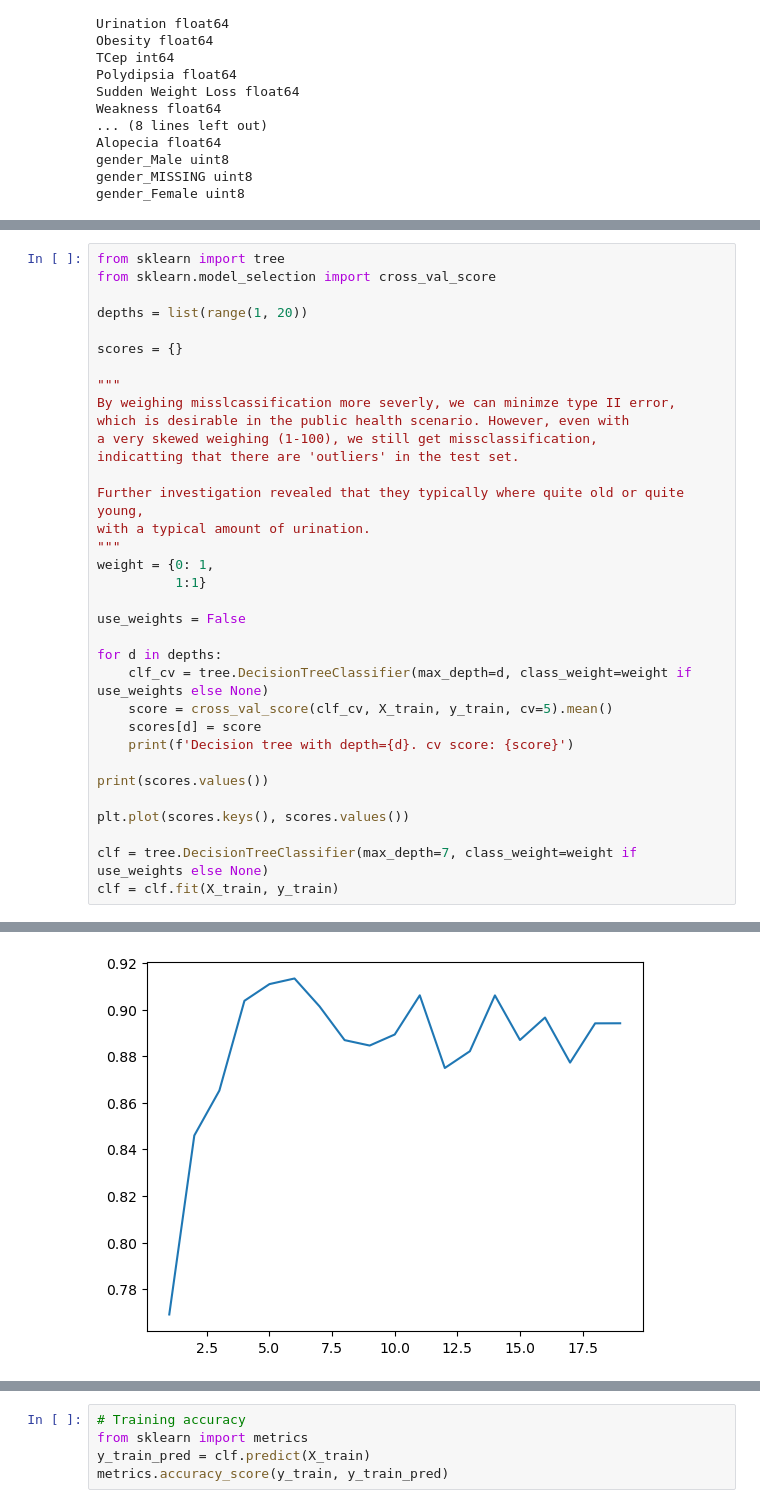
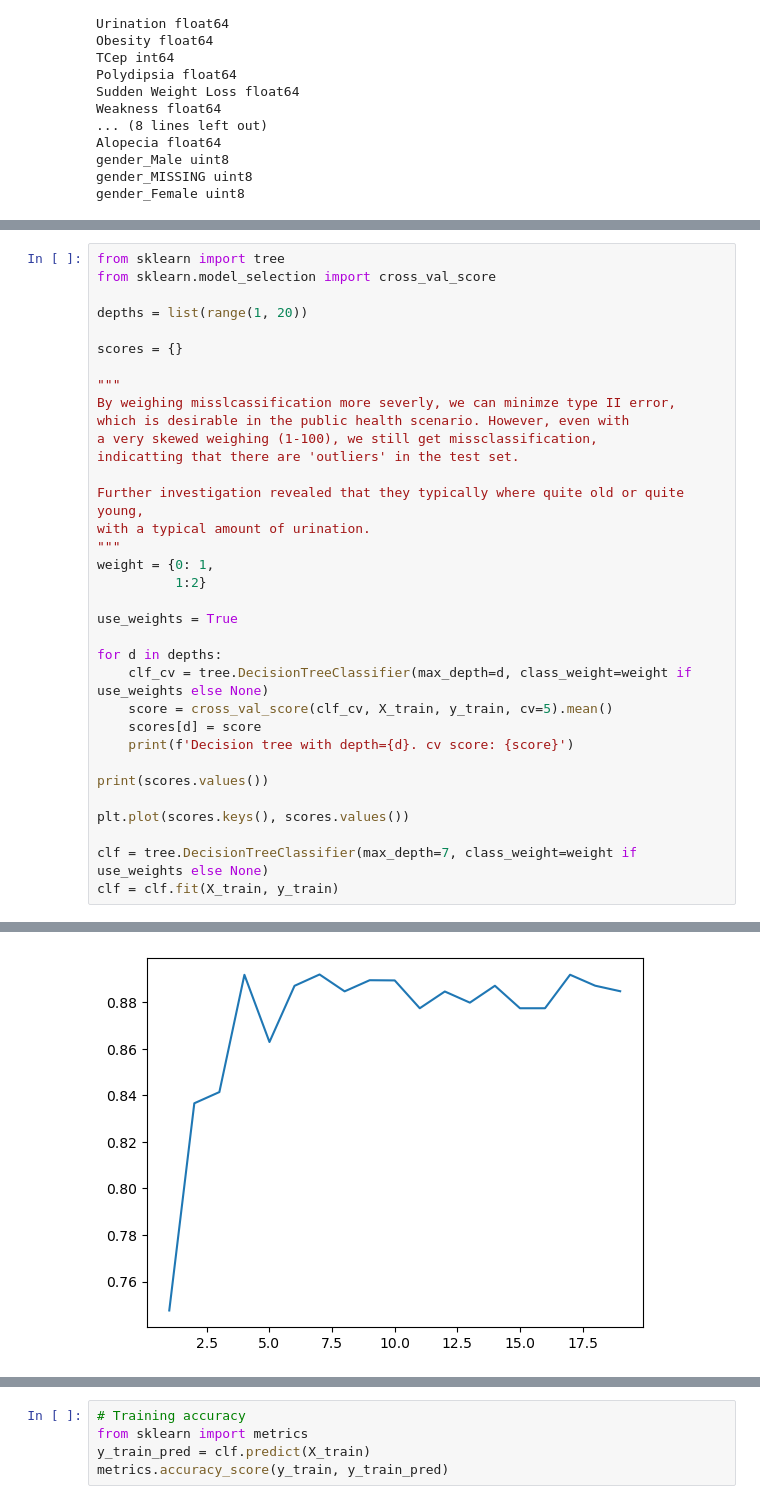
Before and after one commit to Even-tr/IN-STK5000-9000-Project-1, a Jupyter notebook: NotebookV2.ipynb, the cells around one changed output, grey strips where cells are left out. Cells and saved outputs as stored; diff of their text form.

```diff
--- a/NotebookV2.ipynb
+++ b/NotebookV2.ipynb
@@ -522,9 +522,9 @@ Further investigation revealed that they typically where quite old or quite youn
 with a typical amount of urination.
 """
 weight = {0: 1,
-          1:1}
+          1:2}
 
-use_weights = False
+use_weights = True
 
 for d in depths:
     clf_cv = tree.DecisionTreeClassifier(max_depth=d, class_weight=weight if use_weights else None)
@@ -562,4 +562,4 @@ dict_values([0.7691910499139414, 0.8459839357429718, 0.8652610441767068, 0.90375
-[figure, old version]
+[figure, new version]
 # %%
 import graphviz
 
```
Also changed, not shown: parts of 27 cells of this notebook, 3 other files.
